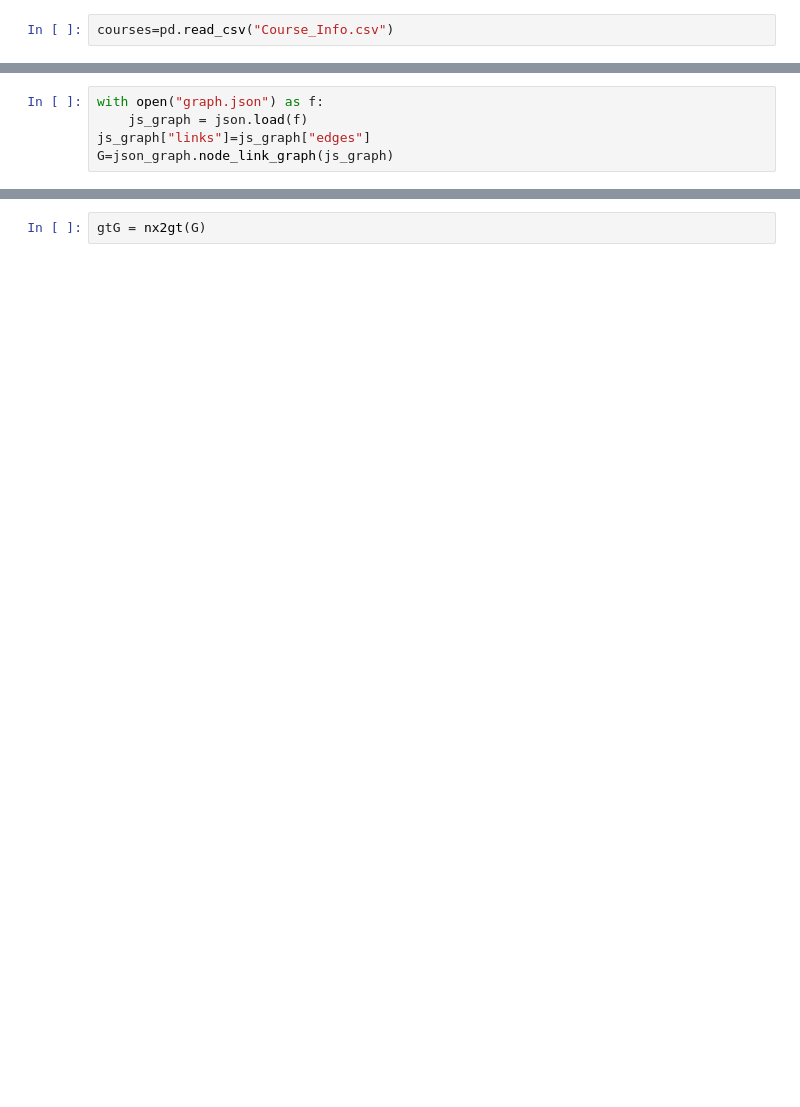
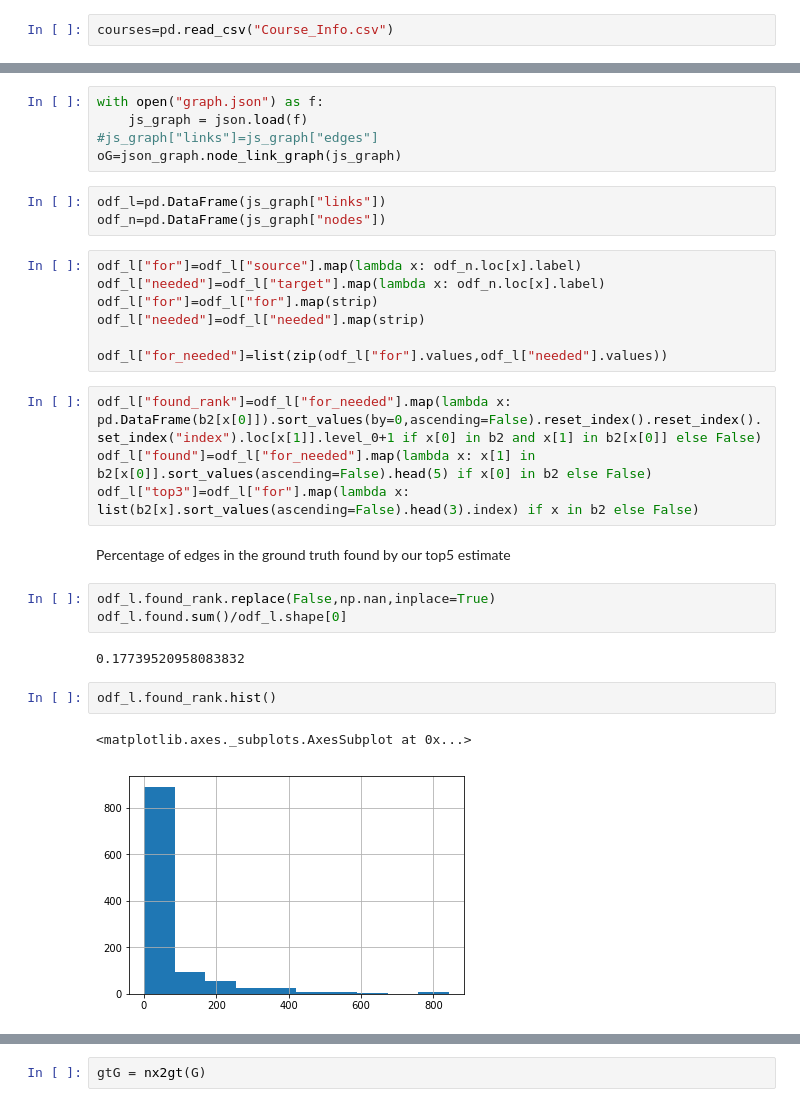
Before and after one commit to odorgergo/epfl_courses, a Jupyter notebook: GraphFromDesc.ipynb, the cells around one changed output, grey strips where cells are left out. Cells and saved outputs as stored; diff of their text form; blank space fills up the shorter version.

Commit message:
End of DataJamDays

```diff
--- a/GraphFromDesc.ipynb
+++ b/GraphFromDesc.ipynb
@@ -24,5 +186,31 @@ js_graph["nodes"][561]
 # %%
 with open("graph.json") as f:
     js_graph = json.load(f)
-js_graph["links"]=js_graph["edges"]
-G=json_graph.node_link_graph(js_graph)
+#js_graph["links"]=js_graph["edges"]
+oG=json_graph.node_link_graph(js_graph)
+# %%
+odf_l=pd.DataFrame(js_graph["links"])
+odf_n=pd.DataFrame(js_graph["nodes"])
+# %%
+odf_l["for"]=odf_l["source"].map(lambda x: odf_n.loc[x].label)
+odf_l["needed"]=odf_l["target"].map(lambda x: odf_n.loc[x].label)
+odf_l["for"]=odf_l["for"].map(strip)
+odf_l["needed"]=odf_l["needed"].map(strip)
+
+odf_l["for_needed"]=list(zip(odf_l["for"].values,odf_l["needed"].values))
+# %%
+odf_l["found_rank"]=odf_l["for_needed"].map(lambda x:  pd.DataFrame(b2[x[0]]).sort_values(by=0,ascending=False).reset_index().reset_index().set_index("index").loc[x[1]].level_0+1 if x[0] in b2 and x[1] in b2[x[0]] else False)
+odf_l["found"]=odf_l["for_needed"].map(lambda x: x[1] in b2[x[0]].sort_values(ascending=False).head(5) if x[0] in b2 else False)
+odf_l["top3"]=odf_l["for"].map(lambda x: list(b2[x].sort_values(ascending=False).head(3).index) if x in b2 else False)
+# %% [markdown]
+Percentage of edges in the ground truth found by our top5 estimate
+# %%
+odf_l.found_rank.replace(False,np.nan,inplace=True)
+odf_l.found.sum()/odf_l.shape[0]
+# %% [output]
+0.17739520958083832
+# %%
+odf_l.found_rank.hist()
+# %% [output]
+<matplotlib.axes._subplots.AxesSubplot at 0x...>
+[figure, added]
```
Also changed, not shown: parts of 41 cells of this notebook, 3 other files.
